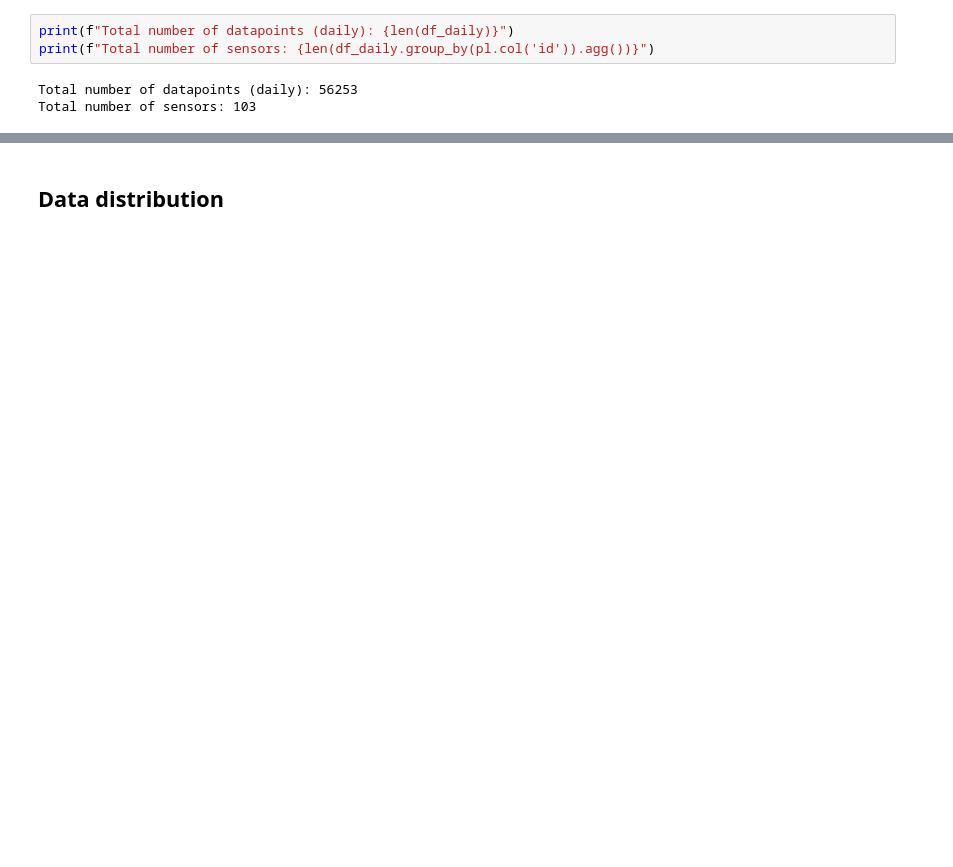
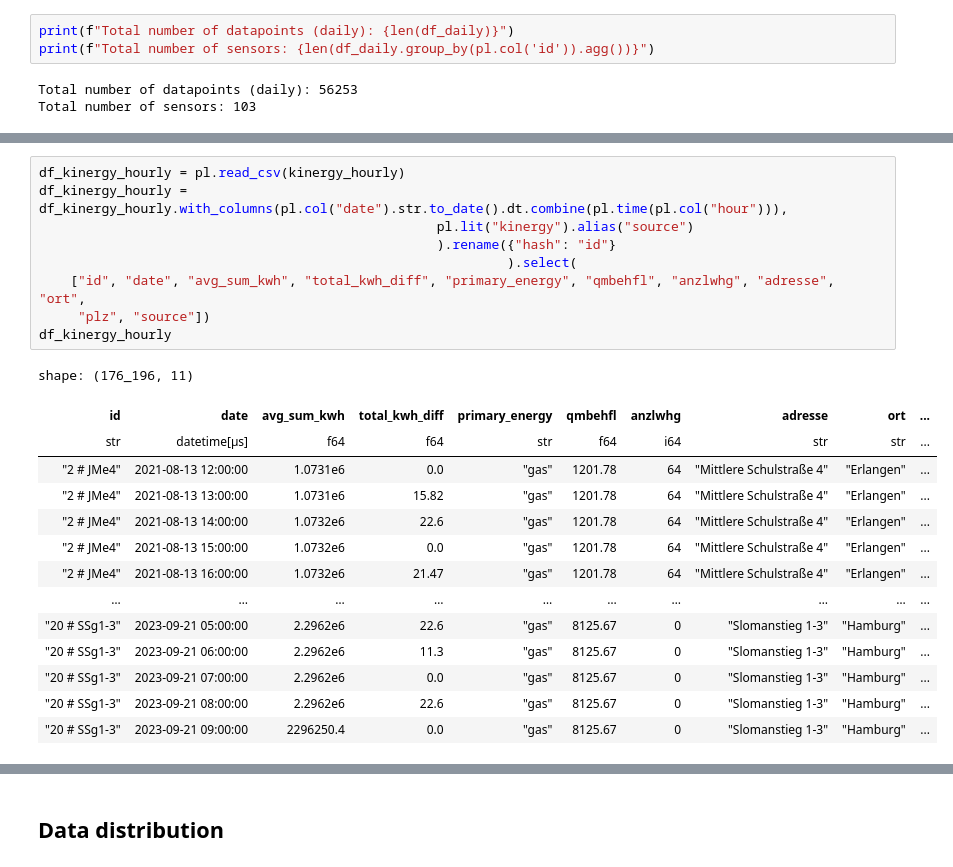
Before and after one commit to marja-w/energy-forecast-benchmark, a Jupyter notebook: notebooks/1.0-mw-data-exploration-dh-kinergy.ipynb, the cells around one changed output, grey strips where cells are left out. Cells and saved outputs as stored; diff of their text form; blank space fills up the shorter version.

Commit message:
Data Exploration
add missing data and hourly data

```diff
--- a/notebooks/1.0-mw-data-exploration-dh-kinergy.ipynb
+++ b/notebooks/1.0-mw-data-exploration-dh-kinergy.ipynb
@@ -90,0 +116,24 @@ Total number of sensors: 103
+# %%
+df_kinergy_hourly = pl.read_csv(kinergy_hourly)
+df_kinergy_hourly = df_kinergy_hourly.with_columns(pl.col("date").str.to_date().dt.combine(pl.time(pl.col("hour"))),
+                                                   pl.lit("kinergy").alias("source")
+                                                   ).rename({"hash": "id"}
+                                                            ).select(
+    ["id", "date", "avg_sum_kwh", "total_kwh_diff", "primary_energy", "qmbehfl", "anzlwhg", "adresse", "ort",
+     "plz", "source"])
+df_kinergy_hourly
+# %% [output]
+shape: (176_196, 11)
+| id | date | avg_sum_kwh | total_kwh_diff | primary_energy | qmbehfl | anzlwhg | adresse | ort | ... |
+| str | datetime[μs] | f64 | f64 | str | f64 | i64 | str | str | ... |
+| "2 # JMe4" | 2021-08-13 12:00:00 | 1.0731e6 | 0.0 | "gas" | 1201.78 | 64 | "Mittlere Schulstraße 4" | "Erlangen" | ... |
+| "2 # JMe4" | 2021-08-13 13:00:00 | 1.0731e6 | 15.82 | "gas" | 1201.78 | 64 | "Mittlere Schulstraße 4" | "Erlangen" | ... |
+| "2 # JMe4" | 2021-08-13 14:00:00 | 1.0732e6 | 22.6 | "gas" | 1201.78 | 64 | "Mittlere Schulstraße 4" | "Erlangen" | ... |
+| "2 # JMe4" | 2021-08-13 15:00:00 | 1.0732e6 | 0.0 | "gas" | 1201.78 | 64 | "Mittlere Schulstraße 4" | "Erlangen" | ... |
+| "2 # JMe4" | 2021-08-13 16:00:00 | 1.0732e6 | 21.47 | "gas" | 1201.78 | 64 | "Mittlere Schulstraße 4" | "Erlangen" | ... |
+| … | … | … | … | … | … | … | … | … | ... |
+| "20 # SSg1-3" | 2023-09-21 05:00:00 | 2.2962e6 | 22.6 | "gas" | 8125.67 | 0 | "Slomanstieg 1-3" | "Hamburg" | ... |
+| "20 # SSg1-3" | 2023-09-21 06:00:00 | 2.2962e6 | 11.3 | "gas" | 8125.67 | 0 | "Slomanstieg 1-3" | "Hamburg" | ... |
+| "20 # SSg1-3" | 2023-09-21 07:00:00 | 2.2962e6 | 0.0 | "gas" | 8125.67 | 0 | "Slomanstieg 1-3" | "Hamburg" | ... |
+| "20 # SSg1-3" | 2023-09-21 08:00:00 | 2.2962e6 | 22.6 | "gas" | 8125.67 | 0 | "Slomanstieg 1-3" | "Hamburg" | ... |
+| "20 # SSg1-3" | 2023-09-21 09:00:00 | 2296250.4 | 0.0 | "gas" | 8125.67 | 0 | "Slomanstieg 1-3" | "Hamburg" | ... |
```
Also changed, not shown: parts of 30 cells of this notebook.
